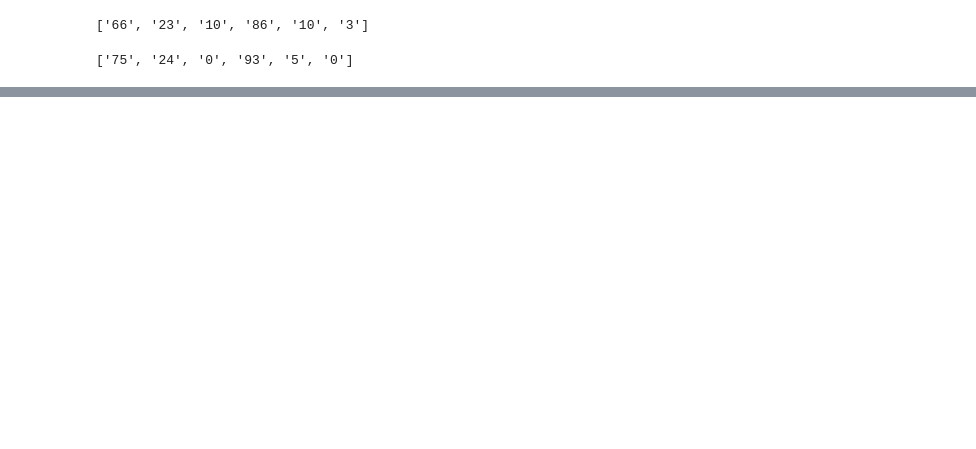
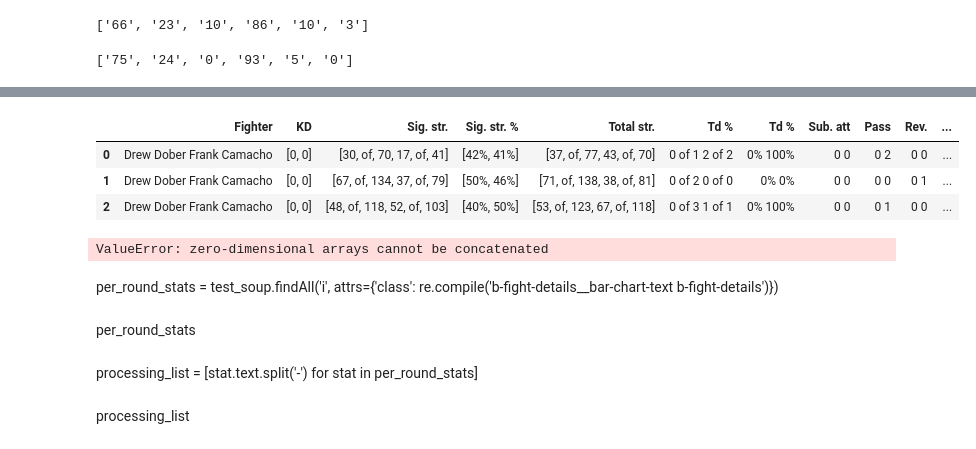
Before and after one commit to Neji128/Creating-a-SQL-Server-via-Web-Scrapping, a Jupyter notebook: data/Web_Scrapping.ipynb, the cells around one changed output, grey strips where cells are left out. Drawn from its saved outputs; the diff is of its cells as text; code cells hidden in the pictures; blank space fills up the shorter version.

```diff
--- a/data/Web_Scrapping.ipynb
+++ b/data/Web_Scrapping.ipynb
@@ -516,0 +546,19 @@ sstrikes_attempted
+# %%
+fight_by_round
+# %% [output]
+|  | Fighter | KD | Sig. str. | Sig. str. % | Total str. | Td % | Td % | Sub. att | Pass | Rev. | ... |
+| 0 | Drew Dober Frank Camacho | [0, 0] | [30, of, 70, 17, of, 41] | [42%, 41%] | [37, of, 77, 43, of, 70] | 0 of 1 2 of 2 | 0% 100% | 0 0 | 0 2 | 0 0 | ... |
+| 1 | Drew Dober Frank Camacho | [0, 0] | [67, of, 134, 37, of, 79] | [50%, 46%] | [71, of, 138, 38, of, 81] | 0 of 2 0 of 0 | 0% 0% | 0 0 | 0 0 | 0 1 | ... |
+| 2 | Drew Dober Frank Camacho | [0, 0] | [48, of, 118, 52, of, 103] | [40%, 50%] | [53, of, 123, 67, of, 118] | 0 of 3 1 of 1 | 0% 100% | 0 0 | 0 1 | 0 0 | ... |
+# %%
+unnesting(fight_by_round, list(fight_by_round.columns))
+# %% [output]
+ValueError: zero-dimensional arrays cannot be concatenated
+# %% [markdown]
+per_round_stats = test_soup.findAll('i', attrs={'class': re.compile('b-fight-details__bar-chart-text b-fight-details')})
+# %% [markdown]
+per_round_stats
+# %% [markdown]
+processing_list = [stat.text.split('-') for stat in per_round_stats]
+# %% [markdown]
+processing_list
```
Also changed, not shown: parts of 40 cells of this notebook, 6 other files.
